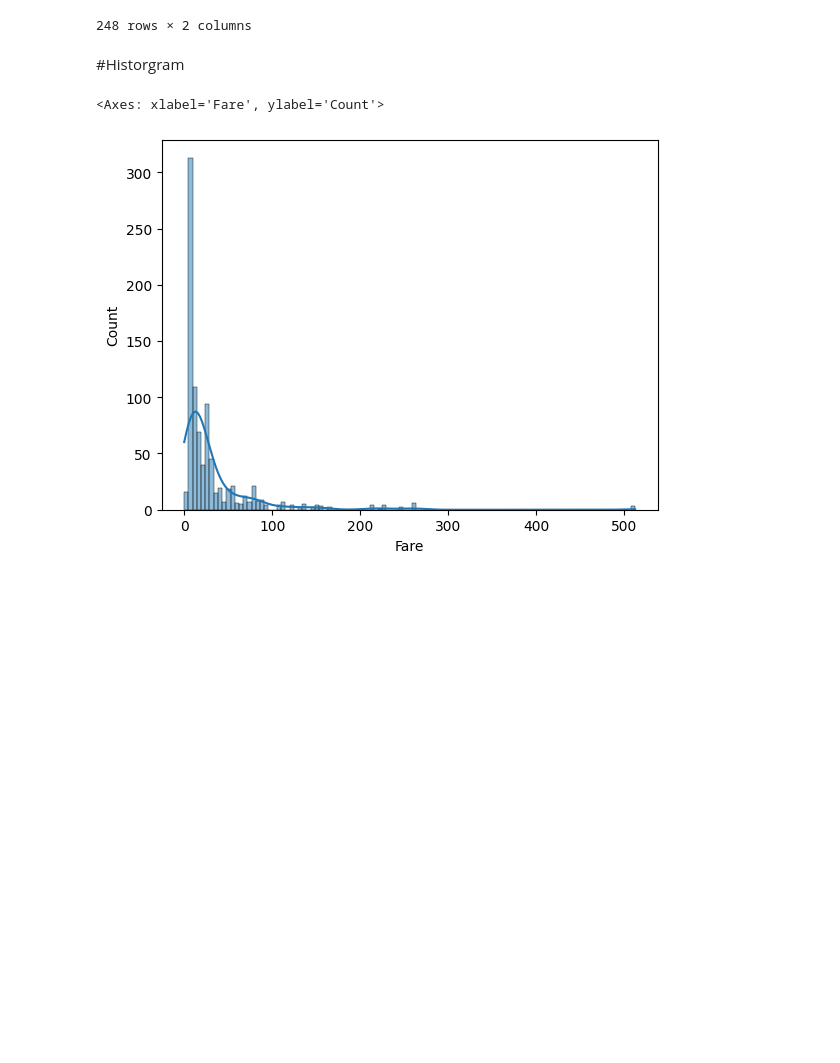
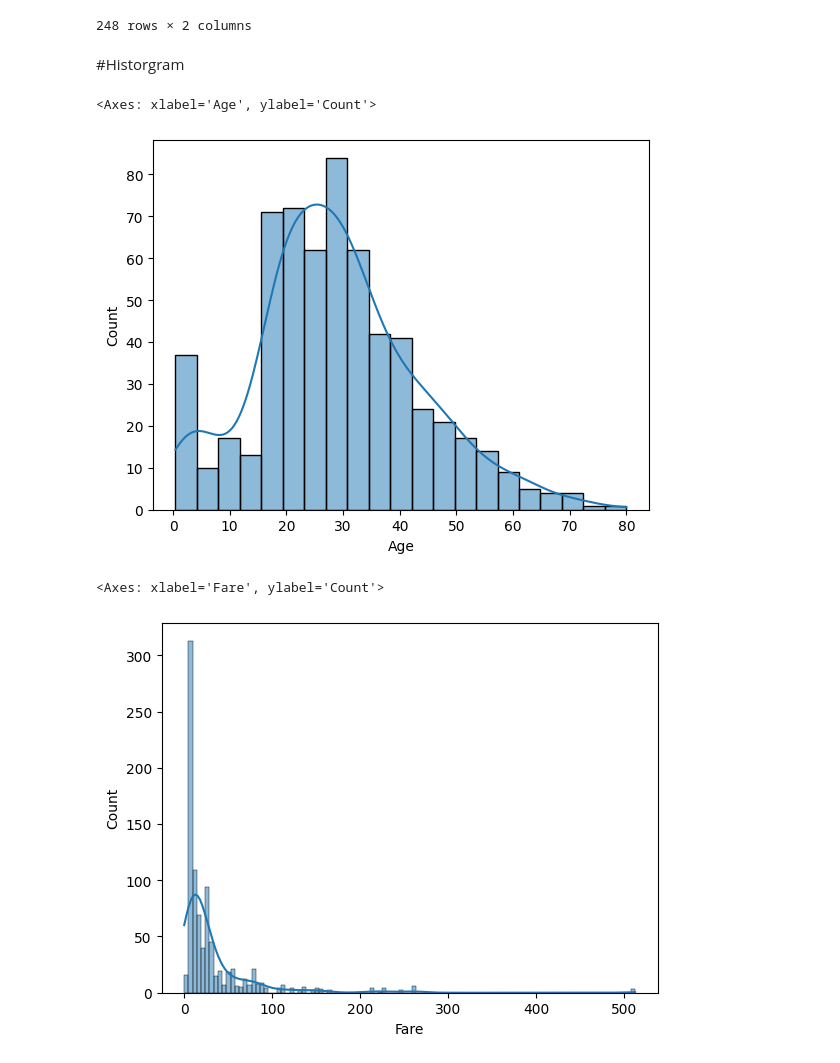
Before and after one commit to pradeep71195/Statistical-Analysis, a Jupyter notebook: Descriptive Statistics.ipynb, the cells around one changed output. Drawn from its saved outputs; the diff is of its cells as text; code cells hidden in the pictures; blank space fills up the shorter version.

```diff
--- a/Descriptive Statistics.ipynb
+++ b/Descriptive Statistics.ipynb
@@ -124,6 +155,11 @@ df1
 #Historgram
 # %%
 import seaborn as sns
+# %%
+sns.histplot(data['Age'], kde=True)
+# %% [output]
+<Axes: xlabel='Age', ylabel='Count'>
+[figure, added]
 # %%
 sns.histplot(data['Fare'], kde= True)
 # %% [output]
```
Also changed, not shown: parts of 43 cells of this notebook.
